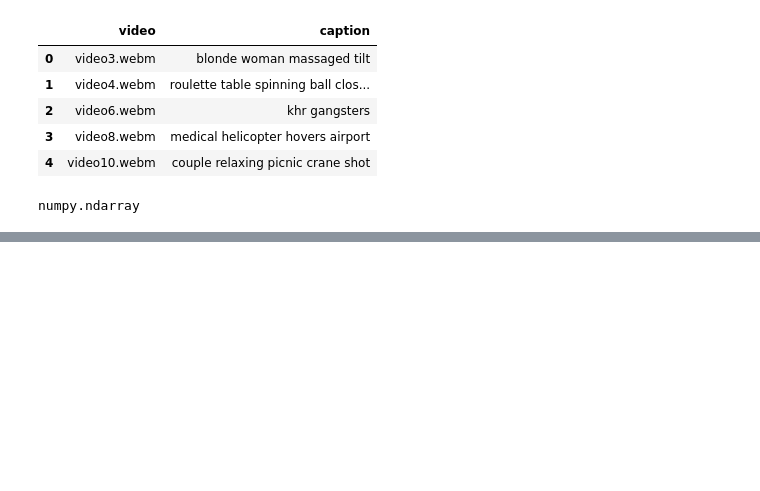
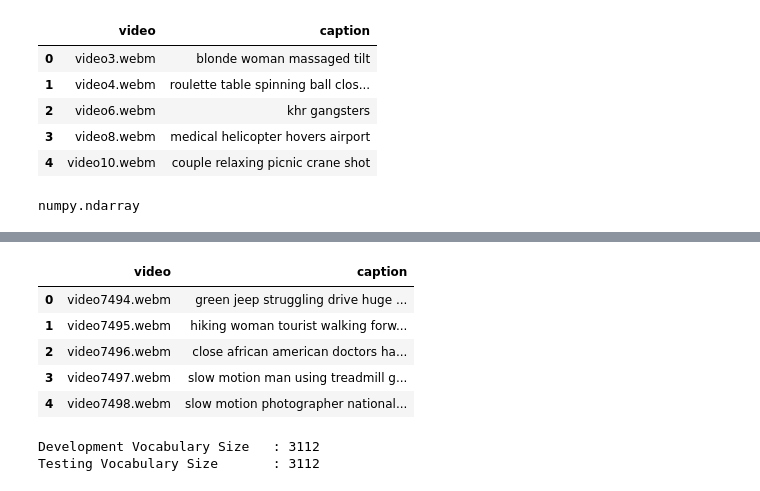
Before and after one commit to vinodkmani/pandas_exercises, a Jupyter notebook: VedioMemorability.ipynb, the cells around one changed output, grey strips where cells are left out. Cells and saved outputs as stored; diff of their text form; code cells hidden in the pictures; blank space fills up the shorter version.

```diff
--- a/VedioMemorability.ipynb
+++ b/VedioMemorability.ipynb
@@ -267,0 +324,28 @@ Spearman's correlation coefficient : 0.041
+# %%
+
+#Removing punctuation and stopwords
+for i, cap in enumerate(captions_test['caption']):
+    text = ''.join([c if c not in punctuation else ' ' for c in cap]).lower()
+    rmv_stopwords= ' '.join([word for word in text.split() if word not in stopwords])
+    captions_test.loc[i,'caption'] = rmv_stopwords #updating the original captions
+# %%
+captions_test.head()
+# %% [output]
+|  | video | caption |
+| 0 | video7494.webm | green jeep struggling drive huge ... |
+| 1 | video7495.webm | hiking woman tourist walking forw... |
+| 2 | video7496.webm | close african american doctors ha... |
+| 3 | video7497.webm | slow motion man using treadmill g... |
+| 4 | video7498.webm | slow motion photographer national... |
+# %%
+#implementing bag of words for the combined captions
+from sklearn.feature_extraction.text import CountVectorizer
+vectorizer = CountVectorizer(analyzer = "word",max_features=3122)
+test_captions_bag = vectorizer.fit_transform(captions_test.caption).toarray()
+type(test_captions_bag)
+
+print(f'Development Vocabulary Size   : {len(captions_bag[0])}')
+print(f'Testing Vocabulary Size       : {len(test_captions_bag[0])}')
+# %% [output]
+Development Vocabulary Size   : 3112
+Testing Vocabulary Size       : 3112
```
Also changed, not shown: parts of 17 cells of this notebook.
